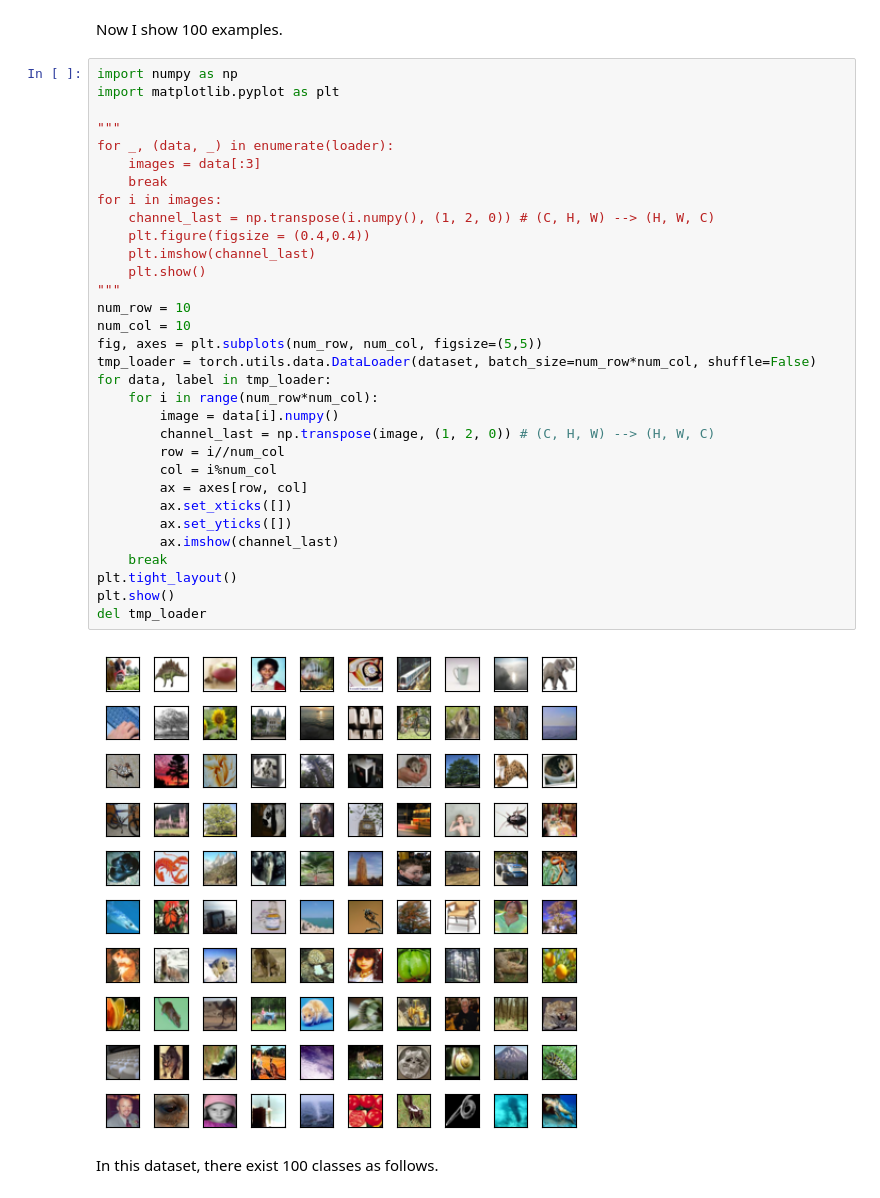
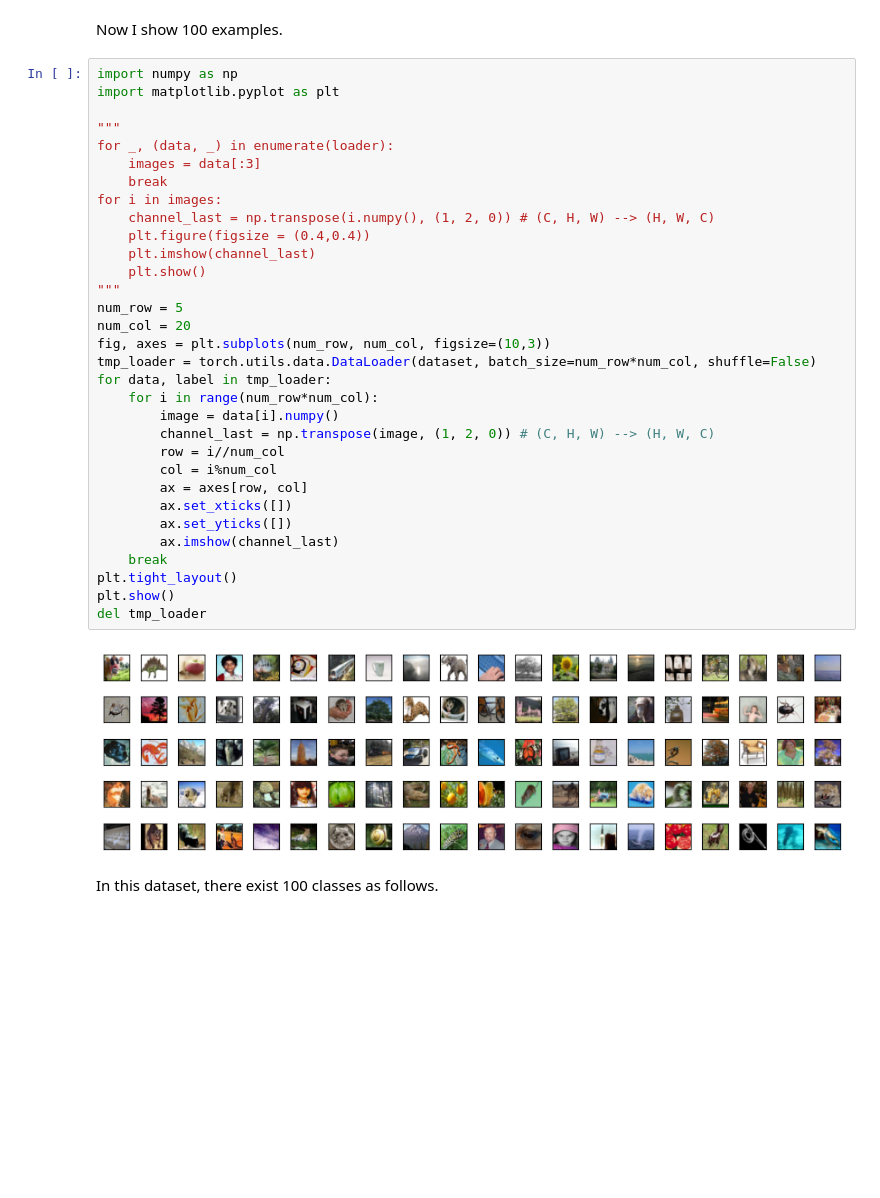
Before and after one commit to JamesZhang2/Encryption-for-Diffusion, a Jupyter notebook: diffusion/cfg-diffusion.ipynb, the cells around one changed output. Drawn from its saved outputs; the diff is of its cells as text; blank space fills up the shorter version.

```diff
--- a/diffusion/cfg-diffusion.ipynb
+++ b/diffusion/cfg-diffusion.ipynb
@@ -87,37 +85,37 @@ Now I show 100 examples.
 # %%
 import numpy as np
 import matplotlib.pyplot as plt
 
 """
 for _, (data, _) in enumerate(loader):
     images = data[:3]
     break
 for i in images:
     channel_last = np.transpose(i.numpy(), (1, 2, 0)) # (C, H, W) --> (H, W, C)
     plt.figure(figsize = (0.4,0.4))
     plt.imshow(channel_last)
     plt.show()
 """
-num_row = 10
-num_col = 10
-fig, axes = plt.subplots(num_row, num_col, figsize=(5,5))
+num_row = 5
+num_col = 20
+fig, axes = plt.subplots(num_row, num_col, figsize=(10,3))
 tmp_loader = torch.utils.data.DataLoader(dataset, batch_size=num_row*num_col, shuffle=False)
 for data, label in tmp_loader:
     for i in range(num_row*num_col):
         image = data[i].numpy()
         channel_last = np.transpose(image, (1, 2, 0)) # (C, H, W) --> (H, W, C)
         row = i//num_col
         col = i%num_col
         ax = axes[row, col]
         ax.set_xticks([])
         ax.set_yticks([])
         ax.imshow(channel_last)
     break
 plt.tight_layout()
 plt.show()
 del tmp_loader
 # %% [output]
-[figure, old version]
+[figure, new version]
 # %% [markdown]
 In this dataset, there exist 100 classes as follows.
 # %%
```
Also changed, not shown: parts of 5 cells of this notebook, 1 other file.
